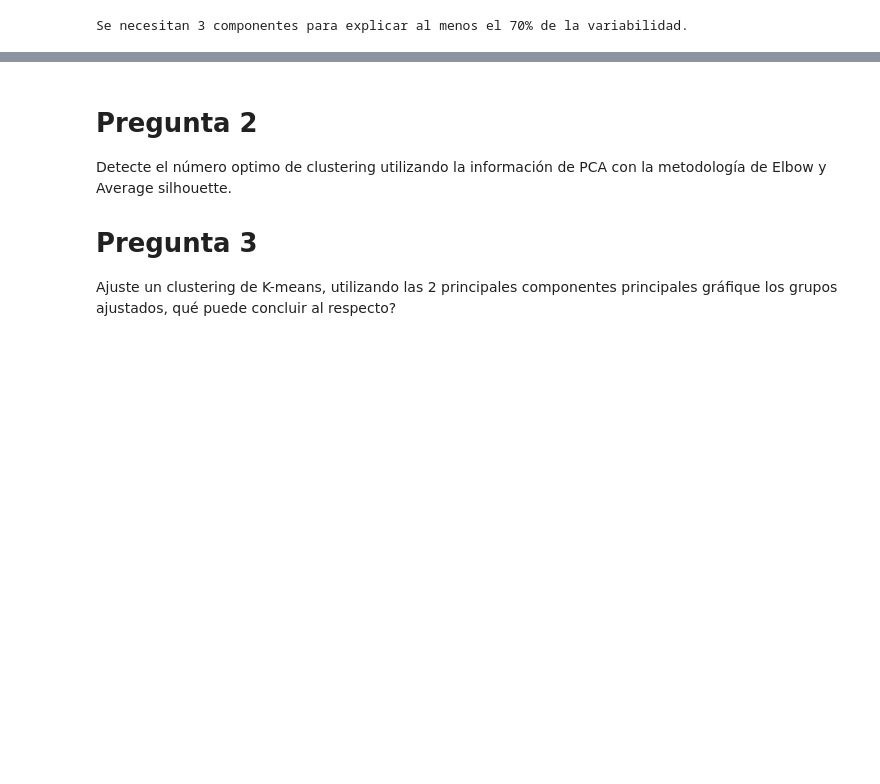
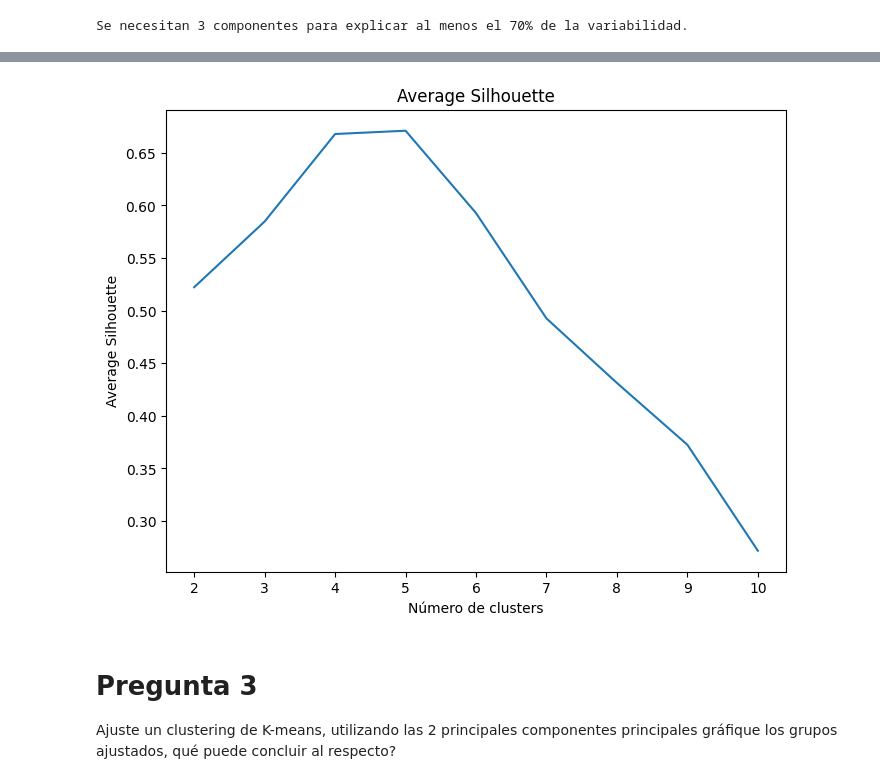
Before and after one commit to davidlealo/tallermodelosnosupervisados, a Jupyter notebook: taller_v1.ipynb, the cells around one changed output, grey strips where cells are left out. Cells and saved outputs as stored; diff of their text form; code cells hidden in the pictures; blank space fills up the shorter version.

```diff
--- a/taller_v1.ipynb
+++ b/taller_v1.ipynb
@@ -109,7 +158,17 @@ Se necesitan 3 componentes para explicar al menos el 70% de la variabilidad.
+# %%
+# Average Silhouette
+silhouette = []
+for i in range(2, 11):
+    kmeans = KMeans(n_clusters=i, random_state=0).fit(X_pca)
+    silhouette.append(silhouette_score(X_pca, kmeans.labels_))
+plt.figure(figsize=(8, 6))
+plt.plot(range(2, 11), silhouette)
+plt.xlabel('Número de clusters')
+plt.ylabel('Average Silhouette')
+plt.title('Average Silhouette')
+plt.show()
+# %% [output]
+[figure, added]
 # %% [markdown]
-
-# Pregunta 2
-Detecte el número optimo de clustering utilizando la información de PCA con la metodología de Elbow y Average silhouette.
-
 # Pregunta 3
 Ajuste un clustering de K-means, utilizando las 2 principales componentes principales gráfique los grupos ajustados, qué puede concluir al respecto?
```
Also changed, not shown: parts of 7 cells of this notebook.
